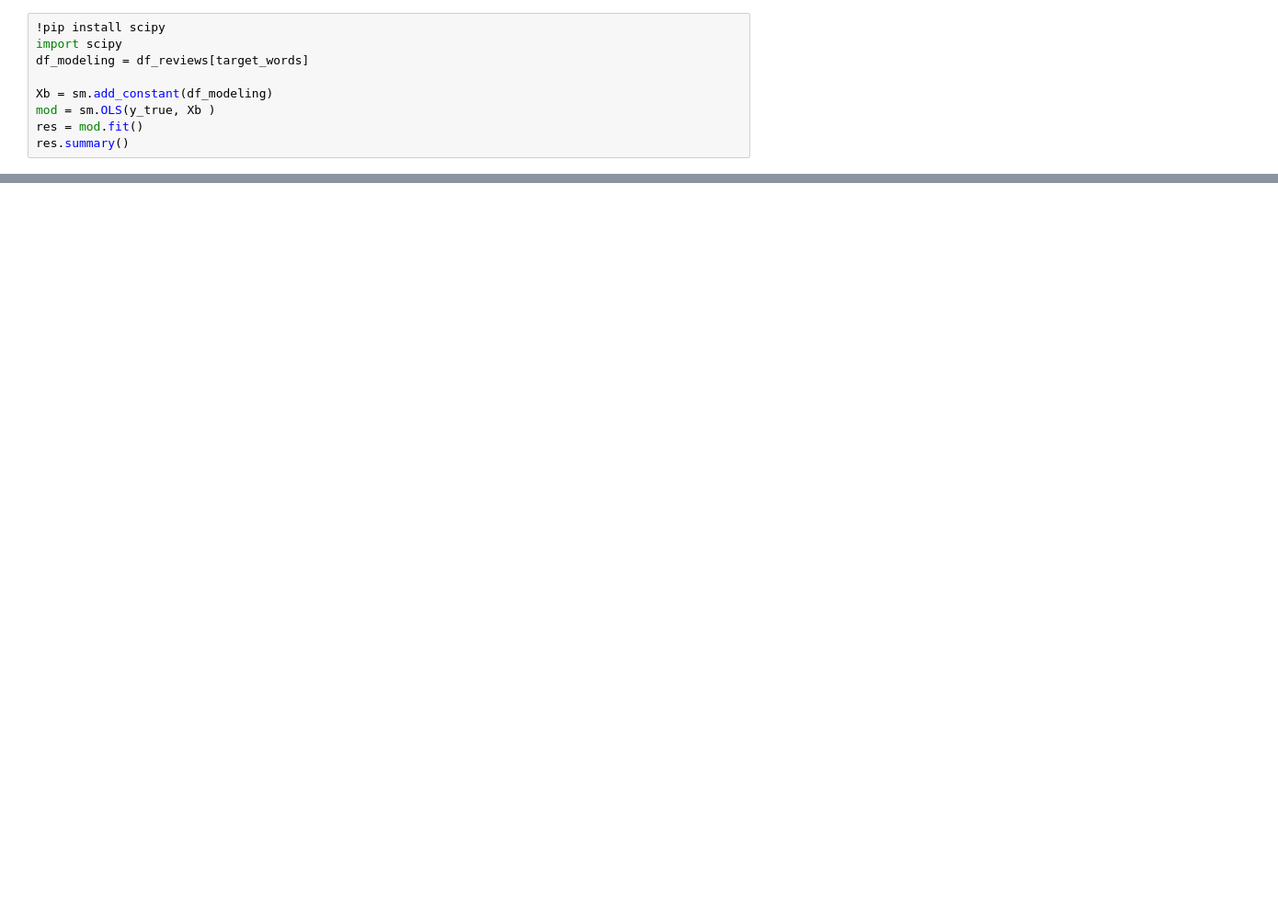
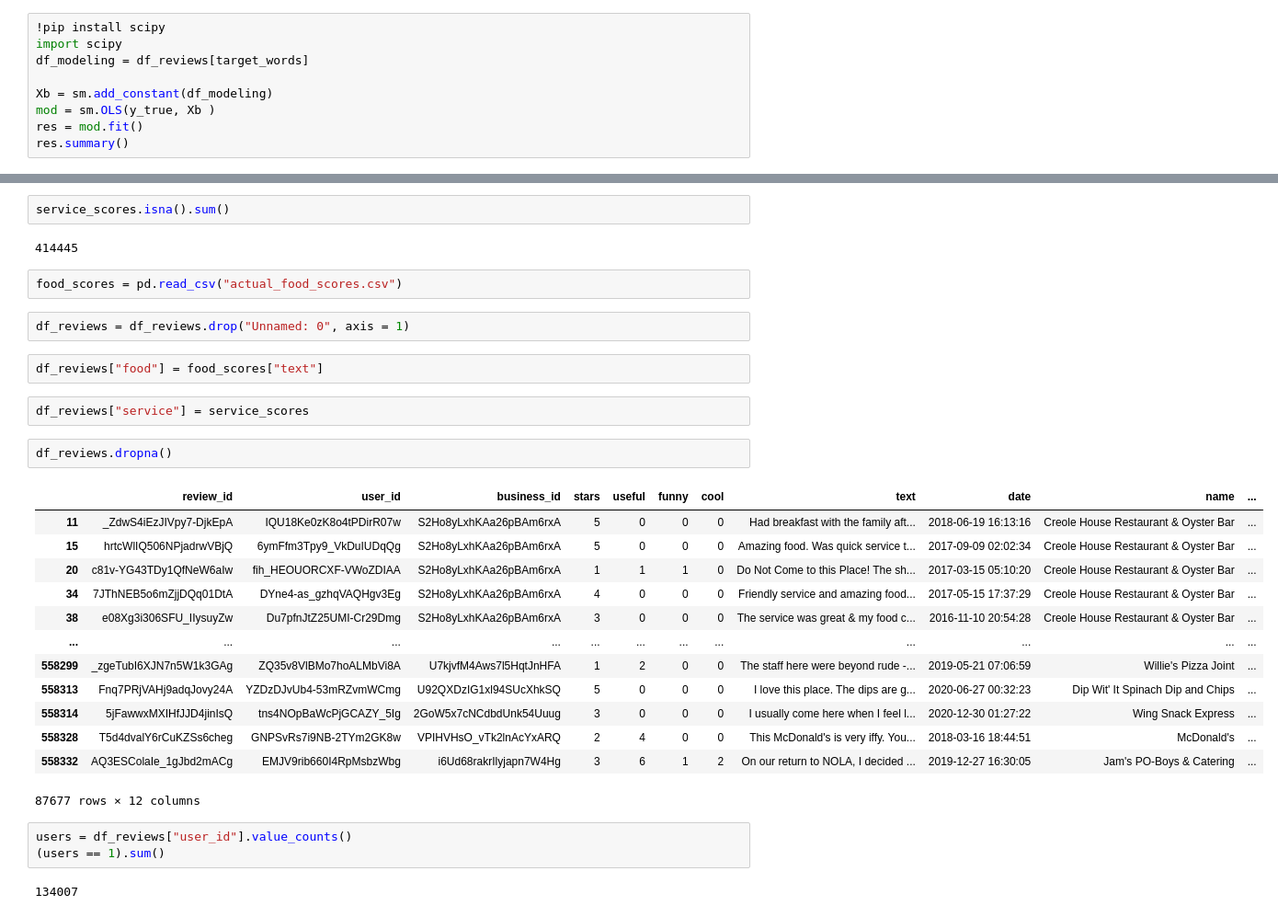
Before and after one commit to NoahCSCS/Marketing-Project, a Jupyter notebook: Marketing Project.ipynb, the cells around one changed output, grey strips where cells are left out. Shown: that part at 92% size. Drawn from its saved outputs; the diff is of its cells as text; blank space fills up the shorter version.

```diff
--- a/Marketing Project.ipynb
+++ b/Marketing Project.ipynb
@@ -200,0 +237,33 @@ res.summary()
+# %%
+service_scores.isna().sum()
+# %% [output]
+414445
+# %%
+food_scores = pd.read_csv("actual_food_scores.csv")
+# %%
+df_reviews = df_reviews.drop("Unnamed: 0", axis = 1)
+# %%
+df_reviews["food"] = food_scores["text"]
+# %%
+df_reviews["service"] = service_scores
+# %%
+df_reviews.dropna()
+# %% [output]
+|  | review_id | user_id | business_id | stars | useful | funny | cool | text | date | name | ... |
+| 11 | _ZdwS4iEzJIVpy7-DjkEpA | IQU18Ke0zK8o4tPDirR07w | S2Ho8yLxhKAa26pBAm6rxA | 5 | 0 | 0 | 0 | Had breakfast with the family aft... | 2018-06-19 16:13:16 | Creole House Restaurant & Oyster Bar | ... |
+| 15 | hrtcWlIQ506NPjadrwVBjQ | 6ymFfm3Tpy9_VkDuIUDqQg | S2Ho8yLxhKAa26pBAm6rxA | 5 | 0 | 0 | 0 | Amazing food. Was quick service t... | 2017-09-09 02:02:34 | Creole House Restaurant & Oyster Bar | ... |
+| 20 | c81v-YG43TDy1QfNeW6aIw | fih_HEOUORCXF-VWoZDIAA | S2Ho8yLxhKAa26pBAm6rxA | 1 | 1 | 1 | 0 | Do Not Come to this Place! The sh... | 2017-03-15 05:10:20 | Creole House Restaurant & Oyster Bar | ... |
+| 34 | 7JThNEB5o6mZjjDQq01DtA | DYne4-as_gzhqVAQHgv3Eg | S2Ho8yLxhKAa26pBAm6rxA | 4 | 0 | 0 | 0 | Friendly service and amazing food... | 2017-05-15 17:37:29 | Creole House Restaurant & Oyster Bar | ... |
+| 38 | e08Xg3i306SFU_IIysuyZw | Du7pfnJtZ25UMI-Cr29Dmg | S2Ho8yLxhKAa26pBAm6rxA | 3 | 0 | 0 | 0 | The service was great & my food c... | 2016-11-10 20:54:28 | Creole House Restaurant & Oyster Bar | ... |
+| ... | ... | ... | ... | ... | ... | ... | ... | ... | ... | ... | ... |
+| 558299 | _zgeTubI6XJN7n5W1k3GAg | ZQ35v8VlBMo7hoALMbVi8A | U7kjvfM4Aws7l5HqtJnHFA | 1 | 2 | 0 | 0 | The staff here were beyond rude -... | 2019-05-21 07:06:59 | Willie's Pizza Joint | ... |
+| 558313 | Fnq7PRjVAHj9adqJovy24A | YZDzDJvUb4-53mRZvmWCmg | U92QXDzIG1xl94SUcXhkSQ | 5 | 0 | 0 | 0 | I love this place. The dips are g... | 2020-06-27 00:32:23 | Dip Wit' It Spinach Dip and Chips | ... |
+| 558314 | 5jFawwxMXIHfJJD4jinIsQ | tns4NOpBaWcPjGCAZY_5Ig | 2GoW5x7cNCdbdUnk54Uuug | 3 | 0 | 0 | 0 | I usually come here when I feel l... | 2020-12-30 01:27:22 | Wing Snack Express | ... |
+| 558328 | T5d4dvalY6rCuKZSs6cheg | GNPSvRs7i9NB-2TYm2GK8w | VPIHVHsO_vTk2lnAcYxARQ | 2 | 4 | 0 | 0 | This McDonald's is very iffy. You... | 2018-03-16 18:44:51 | McDonald's | ... |
+| 558332 | AQ3ESColaIe_1gJbd2mACg | EMJV9rib660I4RpMsbzWbg | i6Ud68rakrIlyjapn7W4Hg | 3 | 6 | 1 | 2 | On our return to NOLA, I decided ... | 2019-12-27 16:30:05 | Jam's PO-Boys & Catering | ... |
+87677 rows × 12 columns
+# %%
+users = df_reviews["user_id"].value_counts()
+(users == 1).sum()
+# %% [output]
+134007
```
Also changed, not shown: parts of 45 cells of this notebook, 3 other files.
